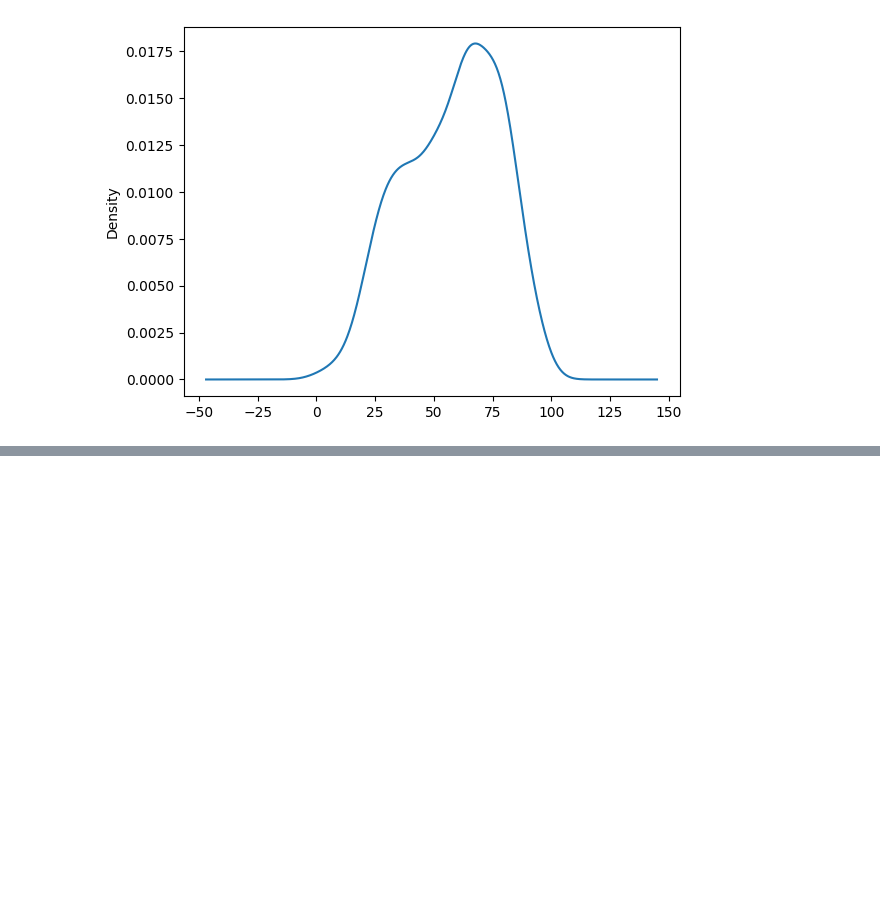
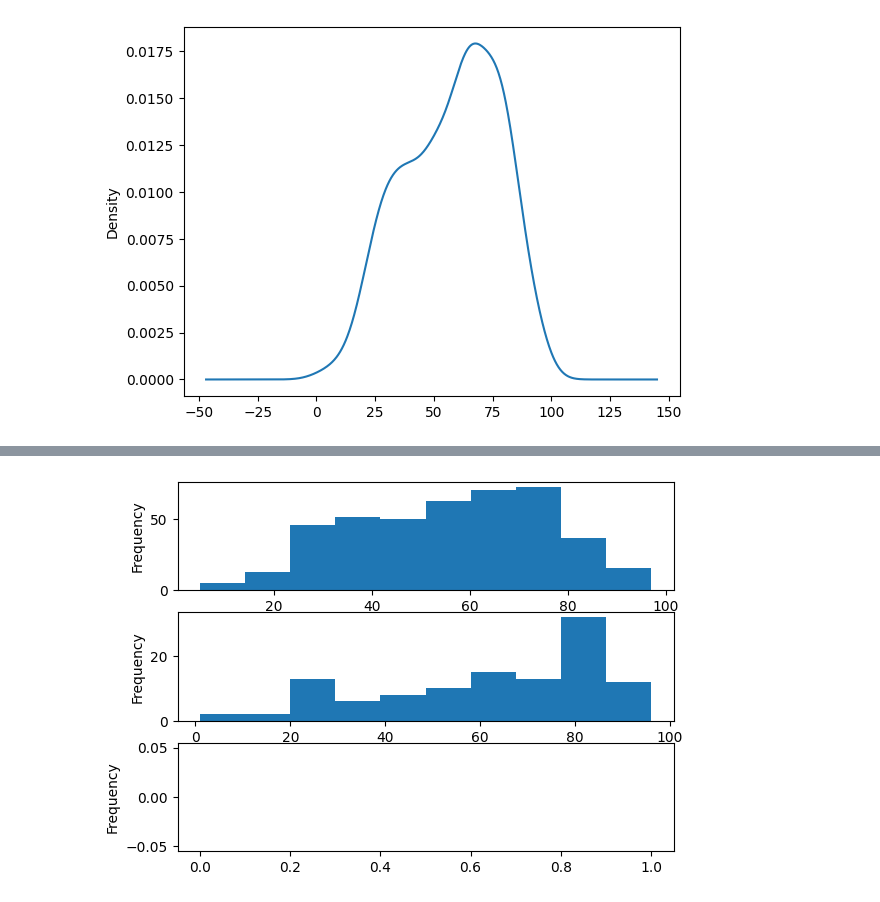
Before and after one commit to mar-esther23/CursoPandas2023, a Jupyter notebook: CP5-Graficas.ipynb, the cells around one changed output, grey strips where cells are left out. Saved outputs shown, nothing was run; the diff lists cells and outputs as text; code cells hidden in the pictures; blank space fills up the shorter version.

```diff
--- a/CP5-Graficas.ipynb
+++ b/CP5-Graficas.ipynb
@@ -363,0 +371,13 @@ Los multi-gráficos son útiles para mostrar diferentes aspectos de un conjunto
+# %%
+fig, axes = plt.subplots(nrows=3, ncols=1)
+
+df.loc[df['Sexo']=='Masculino','Edad_años'] \
+  .plot.hist(ax=axes[0])
+df.loc[df['Sexo']=='Femenino','Edad_años'] \
+  .plot.hist(ax=axes[1])
+df.loc[df['Sexo']=='Indeterminado','Edad_años'] \
+  .plot.hist(ax=axes[2])
+
+plt.show()
+# %% [output]
+[figure, added]
```
Also changed, not shown: parts of 15 cells of this notebook.
